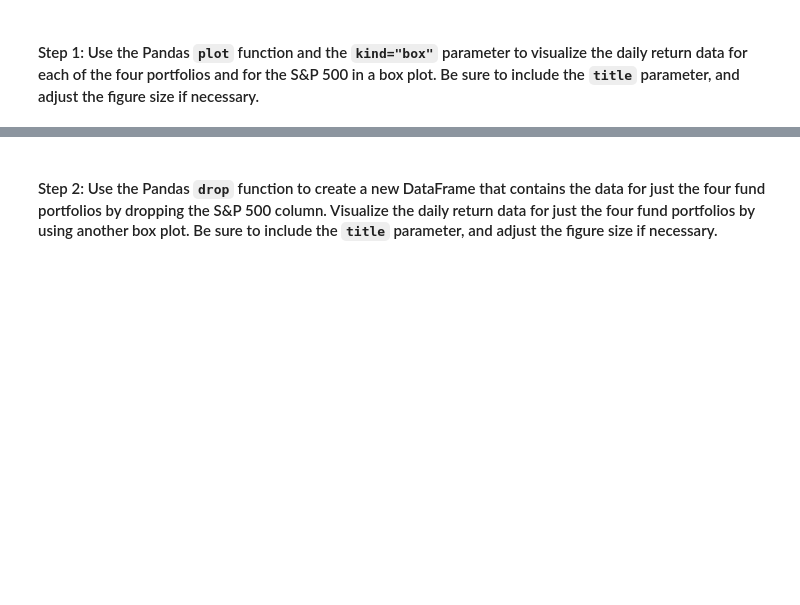
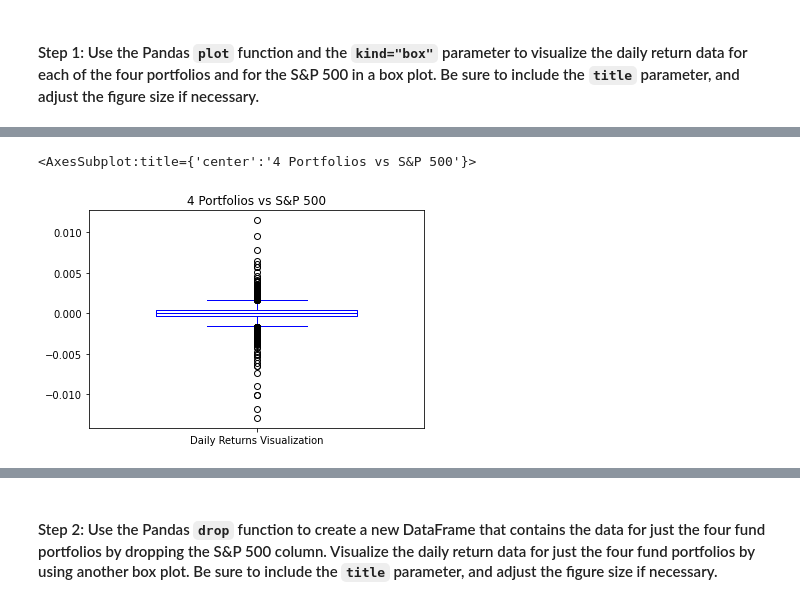
Before and after one commit to EGeorge2021r/Challenge4_Repo, a Jupyter notebook: Starter_Code/risk_return_analysis.ipynb, the cells around one changed output, grey strips where cells are left out. Drawn from its saved outputs; the diff is of its cells as text; code cells hidden in the pictures; blank space fills up the shorter version.

```diff
--- a/Starter_Code/risk_return_analysis.ipynb
+++ b/Starter_Code/risk_return_analysis.ipynb
@@ -162,0 +306,9 @@ Analyze the volatility of each of the four fund portfolios and of the S&P 500 In
+# %%
+# Use the daily return data to create box plots to visualize the volatility of the 4 funds and the S&P 500
+# Include a title parameter and adjust the figure size
+#daily_returns_df['S&P 500'].loc['2018-01-17'].plot(legend=True, figsize=(8, 5), kind="box", title= "4 Portfolios vs S&P 500", color="orange", label="Daily Returns Visualization")
+
+daily_returns['SOROS FUND MANAGEMENT LLC'].plot(legend=True, figsize=(6, 4), kind="box", positions=[0], widths=0.6, title= "4 Portfolios vs S&P 500", color="blue", label="Daily Returns Visualization")
+# %% [output]
+<AxesSubplot:title={'center':'4 Portfolios vs S&P 500'}>
+[figure, added]
```
Also changed, not shown: parts of 21 cells of this notebook, 1 other file.
